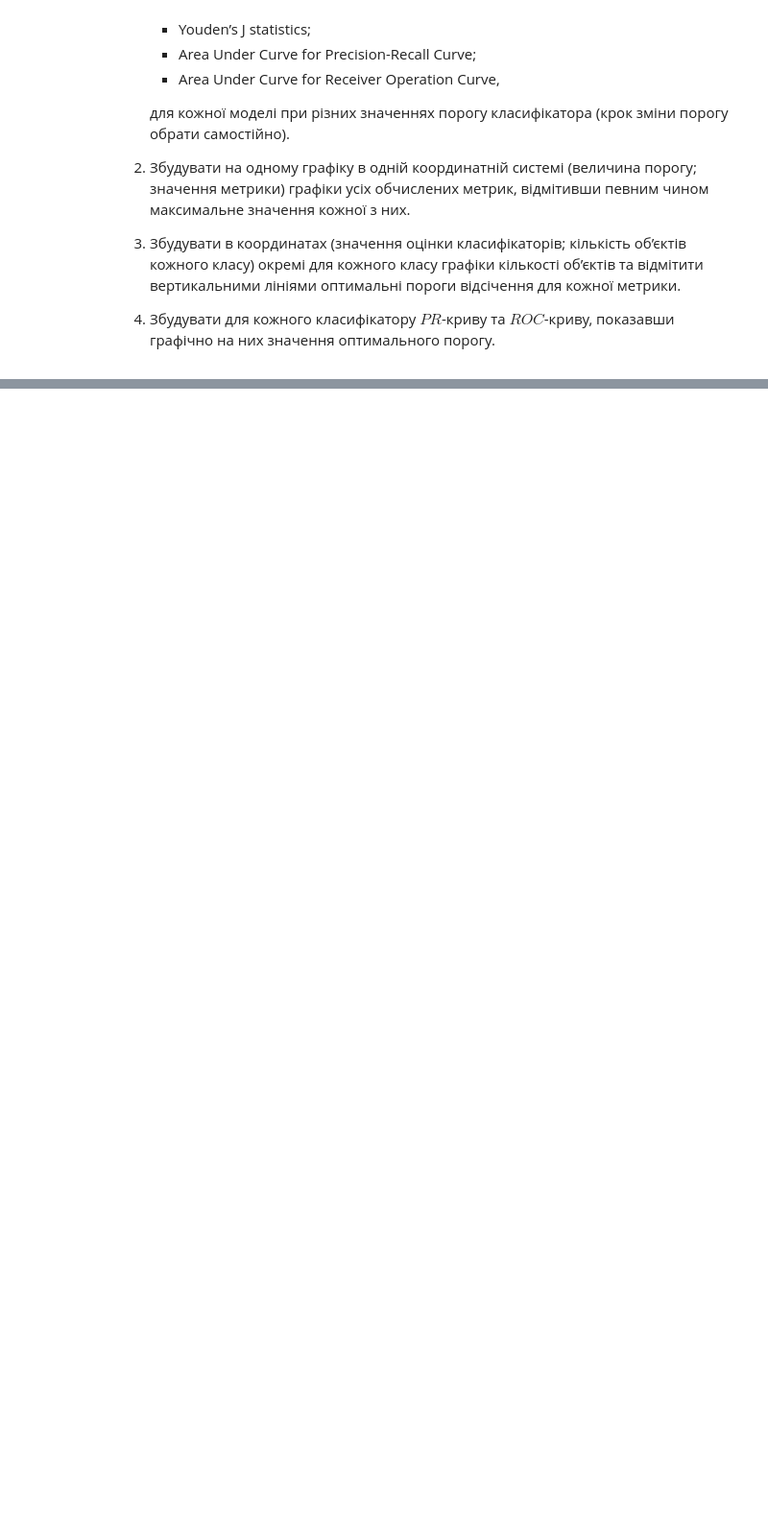
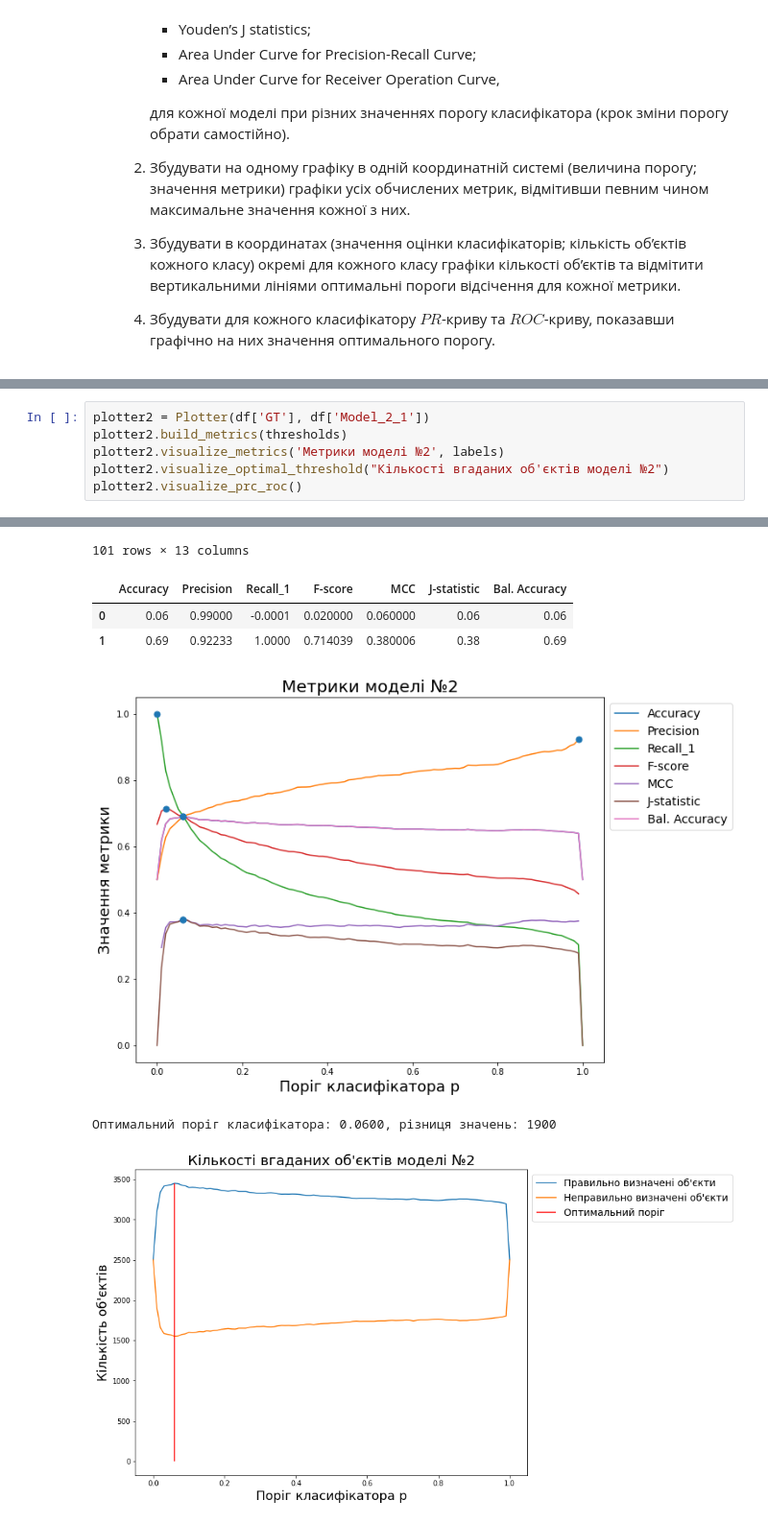
Before and after one commit to Pixel-Tony/ml-lab-2, a Jupyter notebook: main.ipynb, the cells around one changed output, grey strips where cells are left out. Shown at 96% size. Saved outputs shown, nothing was run; the diff lists cells and outputs as text; blank space fills up the shorter version.

```diff
--- a/main.ipynb
+++ b/main.ipynb
@@ -123,0 +275,7 @@ MCC = 0.3613
+# %%
+plotter2 = Plotter(df['GT'], df['Model_2_1'])
+plotter2.build_metrics(thresholds)
+plotter2.visualize_metrics('Метрики моделі №2', labels)
+plotter2.visualize_optimal_threshold("Кількості вгаданих об'єктів моделі №2")
+plotter2.visualize_prc_roc()
+# %% [output]
@@ -123,0 +294,7 @@ MCC = 0.3613
+101 rows × 13 columns
+|  | Accuracy | Precision | Recall_1 | F-score | MCC | J-statistic | Bal. Accuracy |
+| 0 | 0.06 | 0.99000 | -0.0001 | 0.020000 | 0.060000 | 0.06 | 0.06 |
+| 1 | 0.69 | 0.92233 | 1.0000 | 0.714039 | 0.380006 | 0.38 | 0.69 |
+[figure, added]
+Оптимальний поріг класифікатора: 0.0600, різниця значень: 1900
+[figure, added]
```
Also changed, not shown: parts of 13 cells of this notebook.
